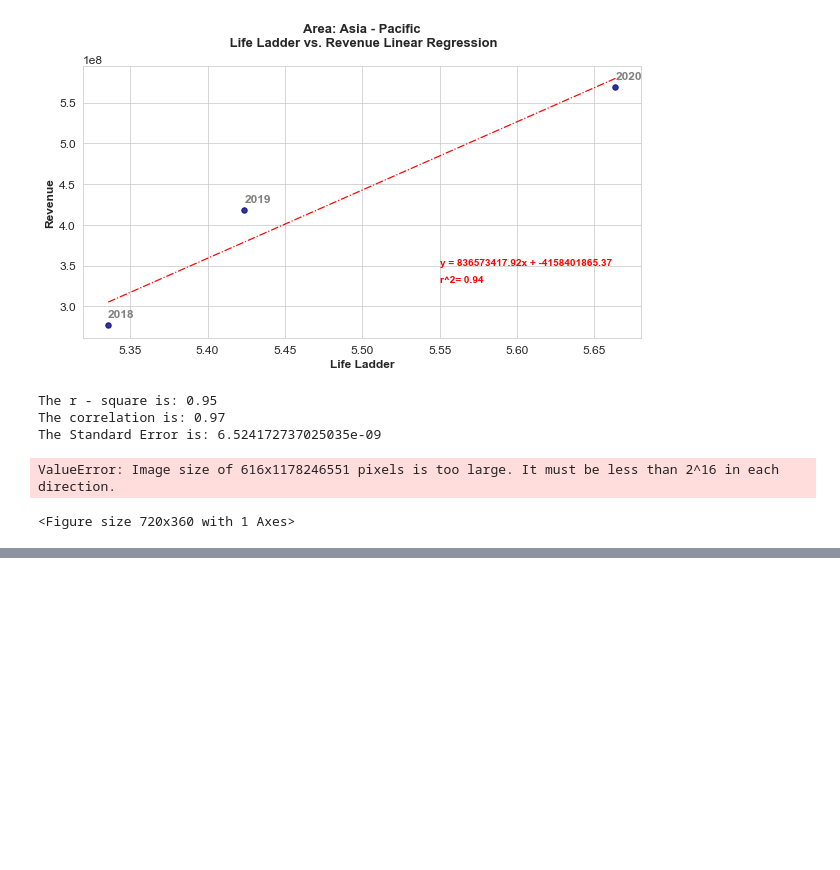
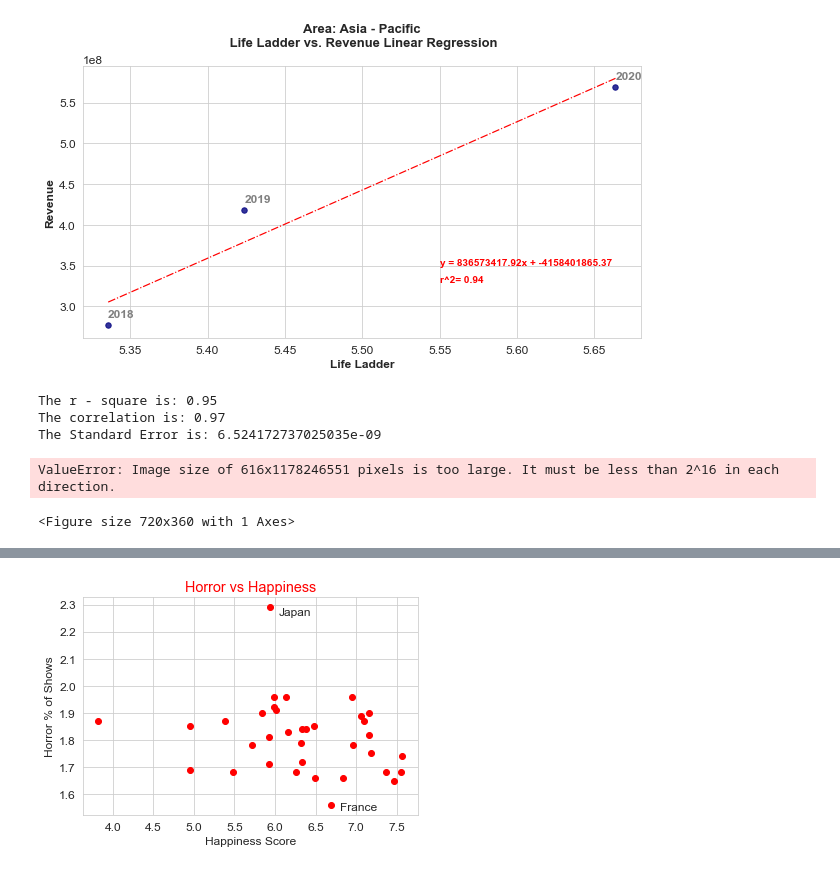
Before and after one commit to adamholcomb/Python-Media-Happiness-Analysis, a Jupyter notebook: HappinessIndex.ipynb, the cells around one changed output, grey strips where cells are left out. Drawn from its saved outputs; the diff is of its cells as text; code cells hidden in the pictures; blank space fills up the shorter version.

```diff
--- a/HappinessIndex.ipynb
+++ b/HappinessIndex.ipynb
@@ -955,0 +1049,15 @@ ValueError: Image size of 616x1178246551 pixels is too large. It must be less th
+# %%
+# Construct main dataframe with genre count and percent by country
+total_horror_df = pd.merge(title_count,horror_count,how='outer',on='Country',suffixes=("_Total","_Horror"))
+del total_horror_df["Languages_Total"]
+del total_horror_df['Director']
+del total_horror_df['Languages_Horror']
+del total_horror_df['Media Type']
+horror_comedy_df = pd.merge(total_horror_df,comedy_count,how='outer',on='Country')
+del horror_comedy_df["Languages"]
+horror_comedy_df.columns = ['Title_Count','Genre_Count','Horror_Count','Comedy_Count']
+del horror_comedy_df["Genre_Count"]
+horror_percent = horror_comedy_df['Horror_Count']/horror_comedy_df['Title_Count']*100
+horror_comedy_df["Horror_Percent"] = round(horror_percent,2)
+comedy_percent = horror_comedy_df['Comedy_Count']/horror_comedy_df['Title_Count']*100
+horror_comedy_df["Comedy_Percent"] = round(comedy_percent,2)
@@ -955,0 +1165,12 @@ ValueError: Image size of 616x1178246551 pixels is too large. It must be less th
+# %%
+# Build horror vs happiness plot
+plt.scatter(happiness_genre_df["Ladder Score"],happiness_genre_df["Horror_Percent"],color="red")
+plt.xlabel("Happiness Score")
+plt.ylabel("Horror % of Shows")
+plt.title("Horror vs Happiness",color="red")
+plt.annotate("Japan",(6.05,2.26))
+plt.annotate("France",(6.8,1.54))
+
+plt.savefig("Images/horror_vs_happy.png")
+# %% [output]
+[figure, added]
```
Also changed, not shown: parts of 22 cells of this notebook, 8 other files.
